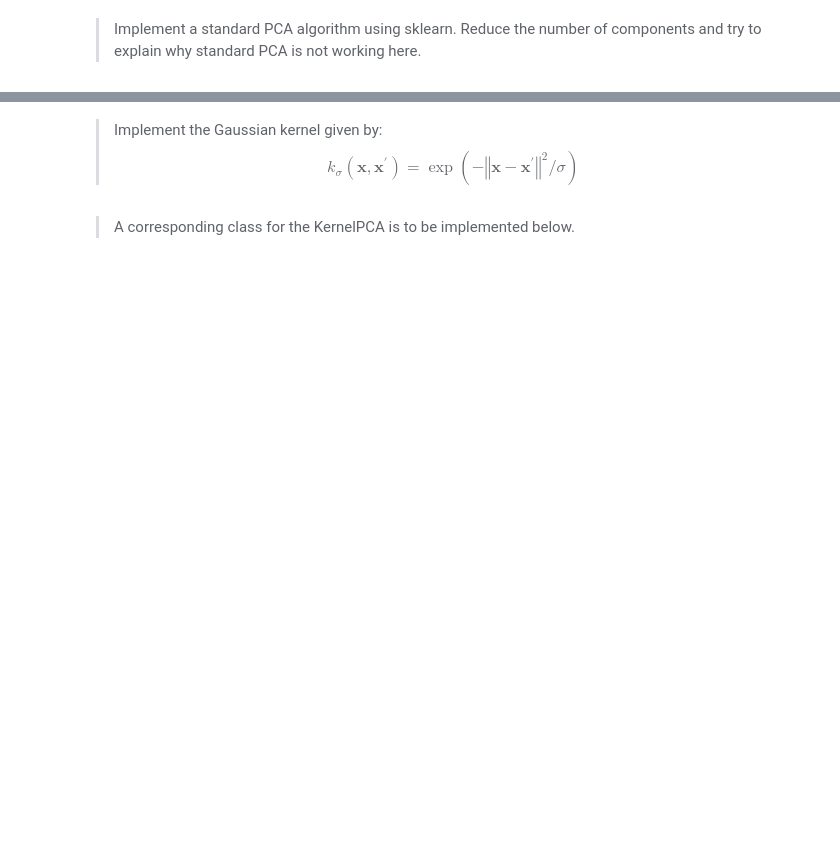
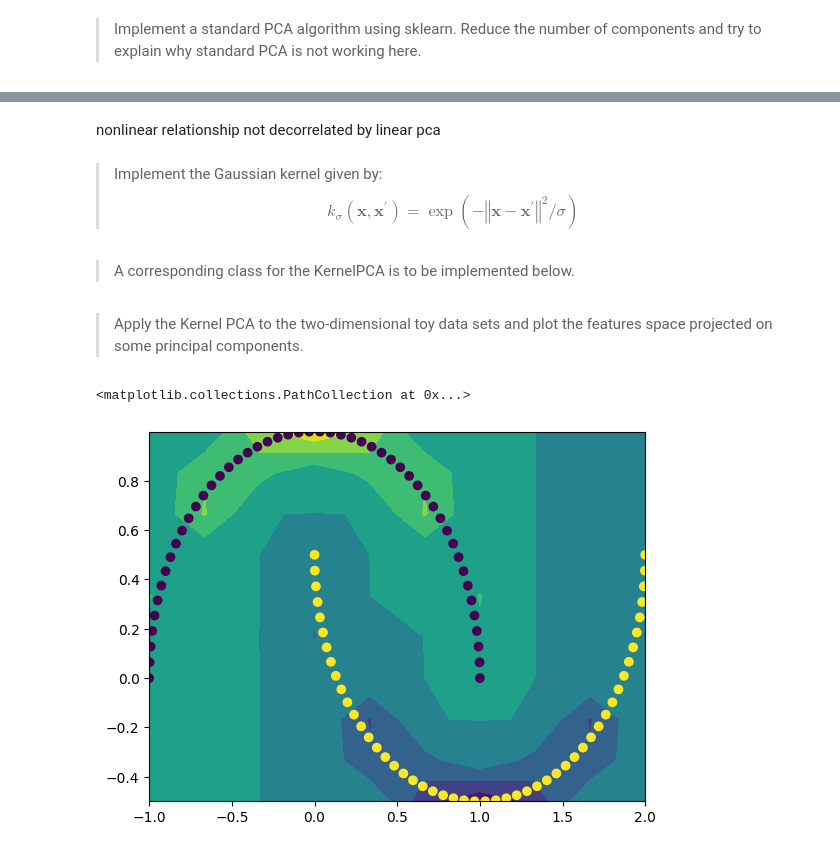
Before and after one commit to KlaraGtknst/PatRec2_SoSe24, a Jupyter notebook: 10_PCA_2.ipynb, the cells around one changed output, grey strips where cells are left out. Saved outputs shown, nothing was run; the diff lists cells and outputs as text; code cells hidden in the pictures; blank space fills up the shorter version.

Commit message:
feat: Finish kernel & high dim PCA

```diff
--- a/10_PCA_2.ipynb
+++ b/10_PCA_2.ipynb
@@ -95,0 +146,13 @@ plt.show()
+# %% [markdown]
+nonlinear relationship not decorrelated by linear pca
+# %% [markdown]
+> Implement the Gaussian kernel given by: $$k_\sigma(\mathbf{x},\mathbf{x}^{\prime})=\exp(-\left\Vert \mathbf{x}-\mathbf{x}^{\prime}\right\Vert ^{2}/\sigma) $$
+# %%
+class GaussianKernel:
+    def __init__(self, sigma):
+        self.sigma = sigma
+
+    def __call__(self, x, y):
+        return np.exp(-np.linalg.norm(x-y)**2 / (self.sigma))
+# %% [markdown]
+> A corresponding class for the KernelPCA is to be implemented below.
@@ -96,6 +226,21 @@ plt.show()
+# %% [markdown]
+> Apply the Kernel PCA to the two-dimensional toy data sets and plot the features space projected on some principal components.
+# %%
+kernel_pca = KernelPCA(n_components=1, kernel_func=GaussianKernel(sigma=0.01))
+kernel_pca.fit(X_moons)
+X_moons_kpca = kernel_pca.transform(X_moons)
+
+x,y = np.meshgrid(np.linspace(min(X_moons[:,0]), max(X_moons[:,0]), 10), np.linspace(min(X_moons[:,1]), max(X_moons[:,1]), 10))
+data_grid = np.array([x,y]).reshape(2, -1).T
+B = kernel_pca.transform(data_grid)
+
+fig = plt.figure()
+ax1 = plt.contourf(x, y, B.reshape(10,10))
+plt.scatter(X_moons[:,0], X_moons[:,1], c=y_moons)
+# %% [output]
+<matplotlib.collections.PathCollection at 0x...>
+[figure, added]
 # %%
 ####################
 # Your Code Here   #
 ####################
-# %% [markdown]
-> Implement the Gaussian kernel given by: $$k_\sigma(\mathbf{x},\mathbf{x}^{\prime})=\exp(-\left\Vert \mathbf{x}-\mathbf{x}^{\prime}\right\Vert ^{2}/\sigma) $$
@@ -113,2 +246,0 @@ class GaussianKernel:
-# %% [markdown]
-> A corresponding class for the KernelPCA is to be implemented below.
```
Also changed, not shown: parts of 14 cells of this notebook.
